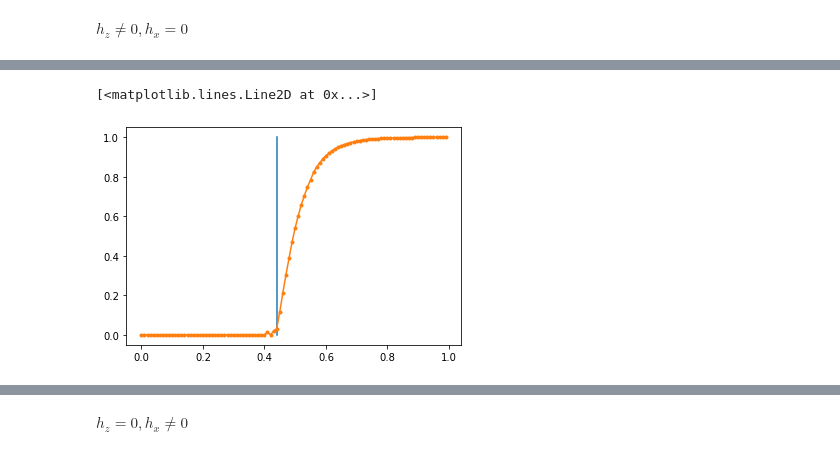
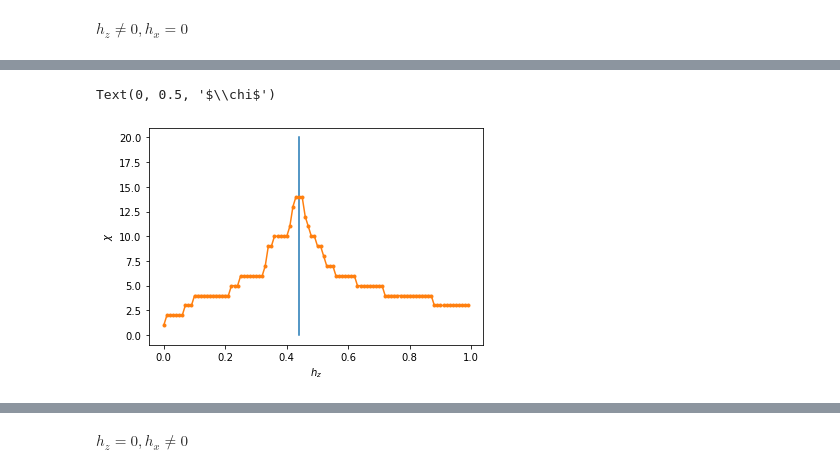
Before and after one commit to Zhuan-pitt/Toric_Code, a Jupyter notebook: wave_deformation.ipynb, the cells around one changed output, grey strips where cells are left out. Cells and saved outputs as stored; diff of their text form; code cells hidden in the pictures.

```diff
--- a/wave_deformation.ipynb
+++ b/wave_deformation.ipynb
@@ -147,7 +159,8 @@ lam4s = np.real(lam4s)
 # %%
-L=5
-pyplot.plot([0.5*np.log(np.sqrt(2)+1)]*2,[0,1])
-pyplot.plot(np.arange(0,1,0.01),(lam1s**L+lam2s**L-lam3s**L-lam4s**L)/(lam1s**L+lam2s**L+lam3s**L+lam4s**L),'.-')
+pyplot.plot([0.5*np.log(np.sqrt(2)+1)]*2,[0,20])
+pyplot.plot(np.arange(0,1,0.01),dims,'.-')
+pyplot.xlabel('$h_z$')
+pyplot.ylabel('$\chi$')
 # %% [output]
-[<matplotlib.lines.Line2D at 0x...>]
+Text(0, 0.5, '$\\chi$')
-[figure, old version]
+[figure, new version]
```
Also changed, not shown: parts of 14 cells of this notebook, 2 other files.
